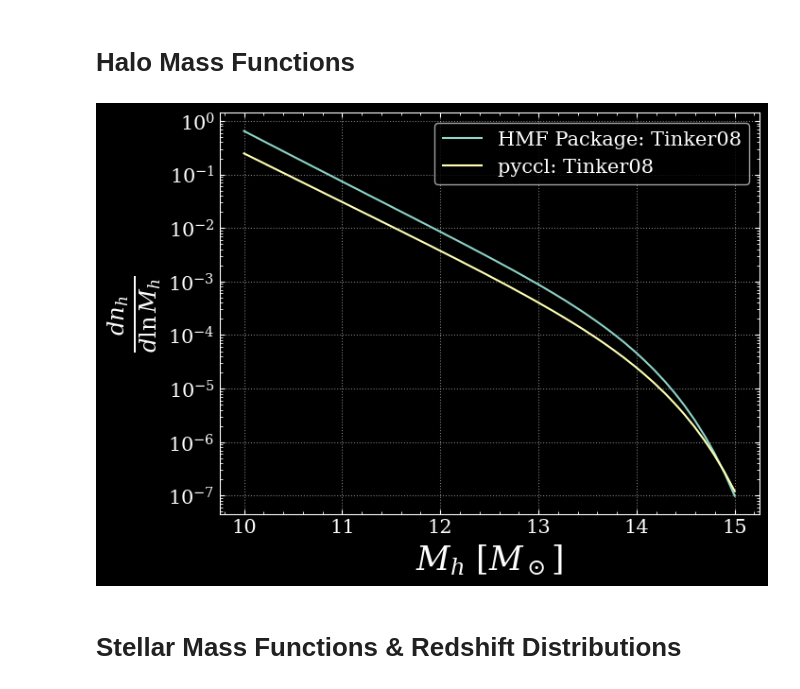
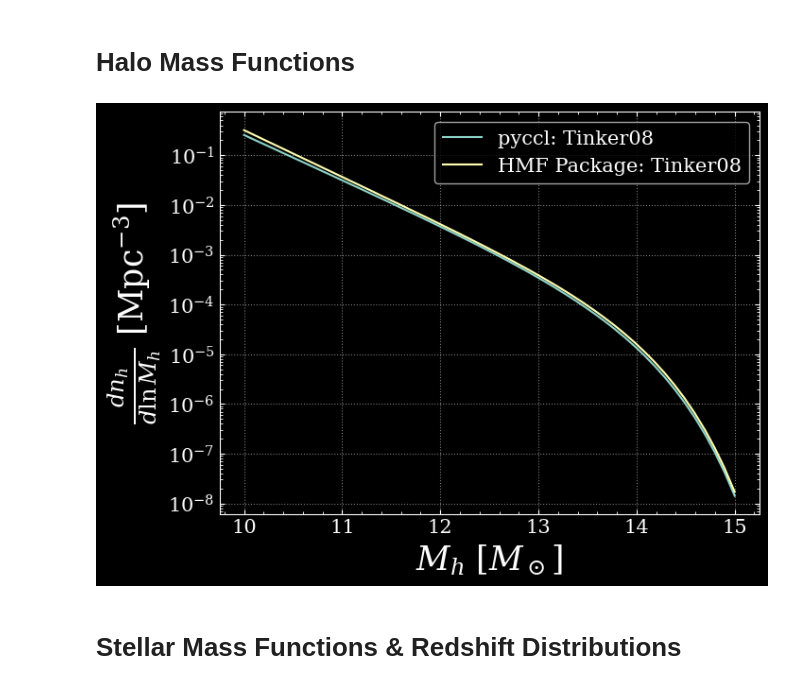
Before and after one commit to chadpopik/CAPPIBARAS, a Jupyter notebook: Intro.ipynb, the cells around one changed output. Saved outputs shown, nothing was run; the diff lists cells and outputs as text; code cells hidden in the pictures.

```diff
--- a/Intro.ipynb
+++ b/Intro.ipynb
@@ -92,25 +94,25 @@ axs[0].legend(), axs[1].legend(); plt.show()
 # %% [markdown]
 # Halo Mass Functions
+# %%
+initpar = {"hh": 0.7, "Omega_L":0.7, "Omega_m":0.3, "Omega_b": 0.044, "XH": 0.76, "T_CMB":2.725}
 # %%
 import HMFs
 del sys.modules['HMFs']  # Clear the cache to avoid conflicts
 import HMFs
-# %%
-initpar = {"hh": 0.7, "Omega_L":0.7, "Omega_m":0.3, "Omega_b": 0.044, "XH": 0.76}
-# %%
-fig, ax = plt.subplots(1, 1, figsize=(7, 5), layout='constrained')
-ax.set(ylabel=r'$\frac{dn_h}{d\ln M_h}$', xlabel=r'$M_h \ [M_\odot]$', yscale='log')
-
-mhalos = np.logspace(10, 15, 50)
-zs = np.linspace(0.4, 1.1, 1)
-
-hmfpack = HMFs.hmf_package({'mfunc':'Tinker08', 'mdef':'SOCritical'})
-plt.plot(np.log10(mhalos), hmfpack.HMF(mhalos, zs, initpar), label='HMF Package: Tinker08')
-hmfccl = HMFs.pyccl({'mfunc':'Tinker08', 'mdef':'200c'})
-plt.plot(np.log10(mhalos), hmfccl.HMF(mhalos, zs, initpar)[0], label='pyccl: Tinker08')
-
-ax.legend(); plt.show()
-# %% [output]
-[figure, removed]
+# %%
+fig, ax = plt.subplots(1, 1, figsize=(7, 5), layout='constrained')
+ax.set(ylabel=r'$\frac{dn_h}{d\ln M_h}$ [Mpc$^{-3}$]', xlabel=r'$M_h \ [M_\odot]$', yscale='log')
+
+mshalo = np.logspace(10, 15, 50)
+zs = np.linspace(0.4, 1.1, 10)
+
+hmfccl = HMFs.pyccl({'mfunc':'Tinker08', 'mdef':'200c'})
+plt.plot(np.log10(mshalo), hmfccl.HMF(zs, mshalo, **initpar)[5], label='pyccl: Tinker08')
+hmfpack = HMFs.hmf_package({'mfunc':'Tinker08', 'mdef':'SOCritical'})
+plt.plot(np.log10(mshalo), hmfpack.HMF(zs, mshalo, **initpar)[5], label='HMF Package: Tinker08')
+
+ax.legend(); plt.show()
+# %% [output]
+[figure, added]
 # %% [markdown]
 # Stellar Mass Functions & Redshift Distributions
```
Also changed, not shown: parts of 20 cells of this notebook, 24 other files.
